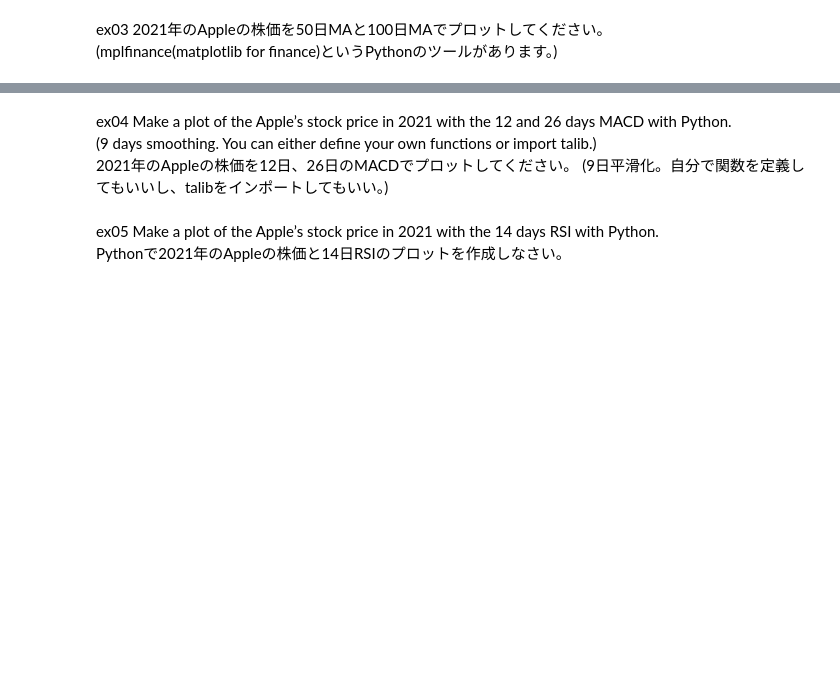
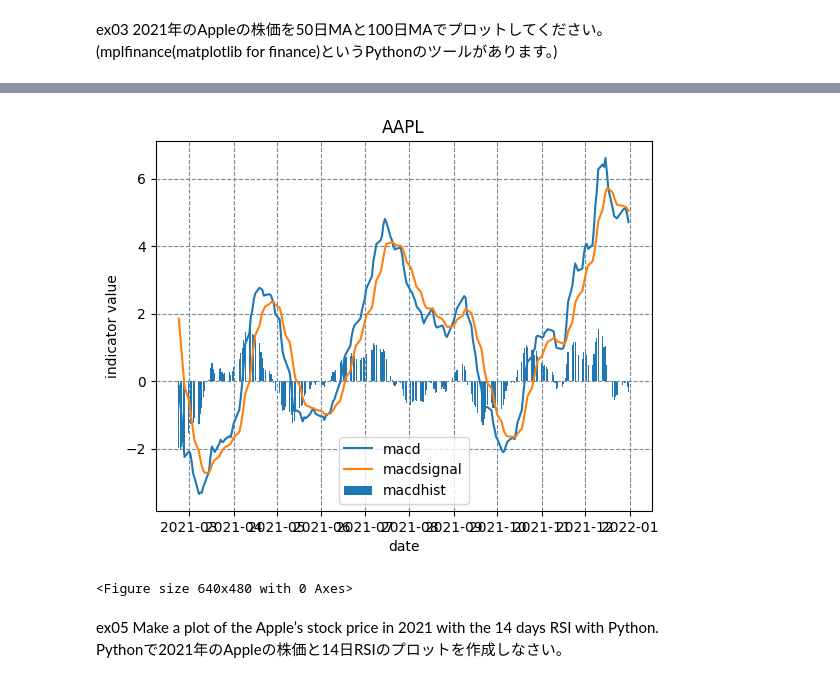
Before and after one commit to mmizuki1817/24Osaka, a Jupyter notebook: py03.ipynb, the cells around one changed output, grey strips where cells are left out. Saved outputs shown, nothing was run; the diff lists cells and outputs as text; code cells hidden in the pictures; blank space fills up the shorter version.

```diff
--- a/py03.ipynb
+++ b/py03.ipynb
@@ -53,8 +76,25 @@ ModuleNotFoundError: ignored
-# %% [markdown]
-ex04 Make a plot of the Apple’s stock price in 2021 with the 12 and 26 days MACD with Python.
-(9 days smoothing. You can either define your own functions or import talib.)
-2021年のAppleの株価を12日、26日のMACDでプロットしてください。
-(9日平滑化。自分で関数を定義してもいいし、talibをインポートしてもいい。)
+# %%
+close = df['Close']
+macd, macdsignal, macdhist = ta.MACD(close, fastperiod=12, slowperiod=26, signalperiod=9)
+#MACD, MACDのシグナル（MACDの移動平均線）, MACDとシグナルの差分
+
+plt.plot(macd,label='macd')
+plt.plot(macdsignal,label='macdsignal')
+plt.bar(macdhist.index,macdhist,label='macdhist')
+#plt.bar(macdhist.index,macdhist ,label='macdhist')
+
+plt.xlabel('date')
+plt.ylabel('indicator value')
+plt.title('AAPL')
+
+plt.legend() #凡例の表示
+plt.show()
+plt.savefig('macd.jpg')
+# macd参考https://qiita.com/Fujinoinvestor/items/9314c404f591f8df53d4
+# macd（詳細）参考https://optrip.xyz/?p=2742
+# %% [output]
+[figure, added]
+<Figure size 640x480 with 0 Axes>
 # %% [markdown]
 ex05 Make a plot of the Apple’s stock price in 2021 with the 14 days RSI with Python.
 Pythonで2021年のAppleの株価と14日RSIのプロットを作成しなさい。
```
Also changed, not shown: parts of 6 cells of this notebook.
